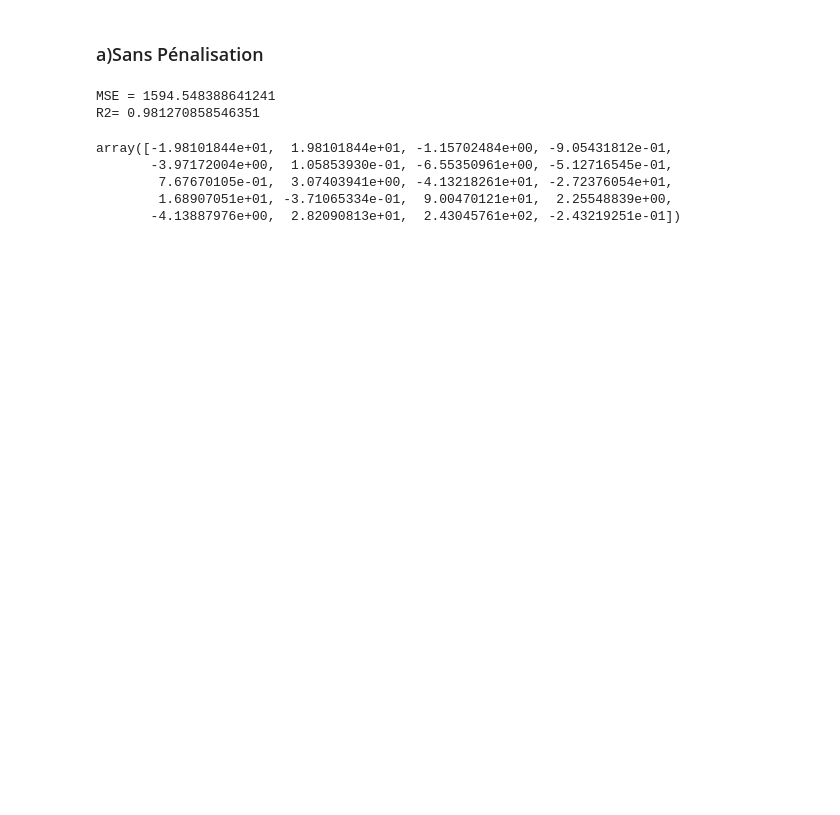
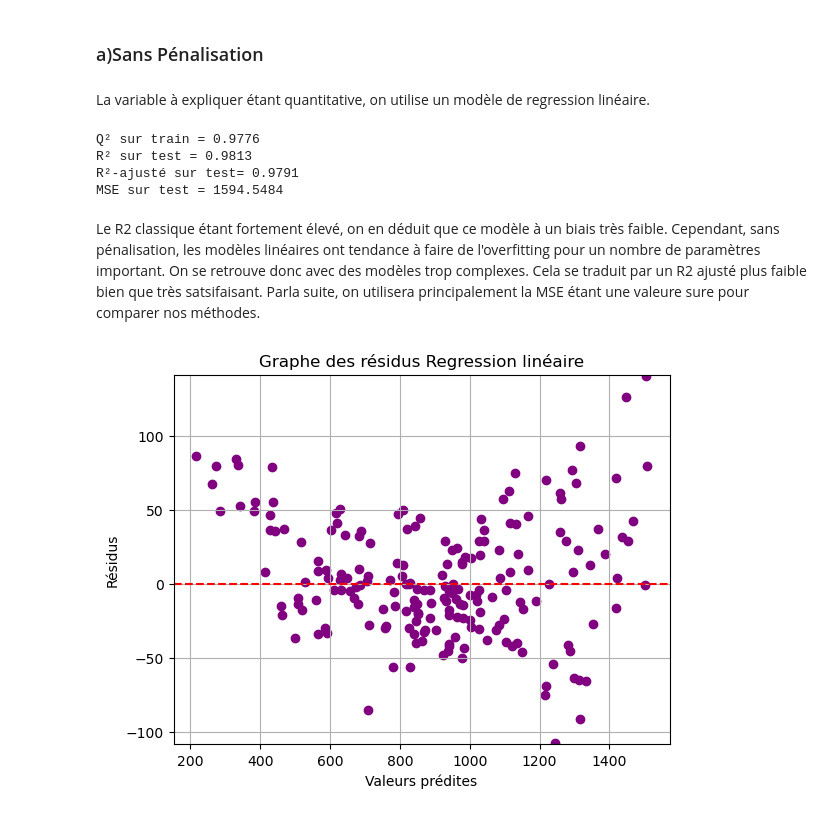
Before and after one commit to albanevergnes/projetML, a Jupyter notebook: Projet_python.ipynb, the cells around one changed output. Saved outputs shown, nothing was run; the diff lists cells and outputs as text; code cells hidden in the pictures; blank space fills up the shorter version.

```diff
--- a/Projet_python.ipynb
+++ b/Projet_python.ipynb
@@ -85,22 +97,53 @@ Xr_test = scaler.transform(X_test)
 # %% [markdown]
 ### a)Sans Pénalisation
-# %%
-# Régression linéaire sans pénalisation
-regLin = LinearRegression()
-regLin.fit(Xr_train, Y_train)
-
-# Prédiction sur les données de test
-prev = regLin.predict(Xr_test)
-
-# Calcul de l'erreur quadratique moyenne (MSE)
-print("MSE =", mean_squared_error(Y_test, prev))
-print("R2=",r2_score(Y_test,prev))
-regLin.coef_
-# %% [output]
-MSE = 1594.548388641241
-R2= 0.981270858546351
-array([-1.98101844e+01,  1.98101844e+01, -1.15702484e+00, -9.05431812e-01,
-       -3.97172004e+00,  1.05853930e-01, -6.55350961e+00, -5.12716545e-01,
-        7.67670105e-01,  3.07403941e+00, -4.13218261e+01, -2.72376054e+01,
-        1.68907051e+01, -3.71065334e-01,  9.00470121e+01,  2.25548839e+00,
-       -4.13887976e+00,  2.82090813e+01,  2.43045761e+02, -2.43219251e-01])
+# %% [markdown]
+La variable à expliquer étant quantitative, on utilise un modèle de regression linéaire.
+# %%
+# Régression linéaire sans pénalisation
+regLin = LinearRegression()
+
+# ÉTAPE 1 : Évaluer Q² (validation croisée sur le train set)
+PrevLR_cv = cross_val_predict(regLin, Xr_train, Y_train, cv=5)
+q2_train = r2_score(Y_train, PrevLR_cv)
+
+# ÉTAPE 2 : Entraîner sur tout le train, prédire sur le test
+regLin.fit(Xr_train, Y_train)
+# Prédiction sur les données de test
+PrevLR = regLin.predict(Xr_test)
+
+# Evaluation
+r2_test= r2_score(Y_test, PrevLR)
+
+n = len(Y_test)        # nombre d'observations
+p = Xr_train.shape[1]  # nombre de variables explicatives (prédicteurs)
+
+r2_adj = 1 - (1 - r2_test) * (n - 1) / (n - p - 1)
+mse_test = mean_squared_error(Y_test, PrevLR)
+
+print(f"Q² sur train = {q2_train:.4f}")
+print(f"R² sur test = {r2_test:.4f}")
+print(f"R²-ajusté sur test= {r2_adj:.4f}")
+print(f"MSE sur test = {mse_test:.4f}")
+# %% [output]
+Q² sur train = 0.9776
+R² sur test = 0.9813
+R²-ajusté sur test= 0.9791
+MSE sur test = 1594.5484
+# %% [markdown]
+Le R2 classique étant fortement élevé, on en déduit que ce modèle à un biais très faible.  Cependant, sans pénalisation, les modèles linéaires ont tendance à faire de l'overfitting pour un nombre de paramètres important. On se retrouve donc avec des modèles trop complexes. Cela se traduit par un R2 ajusté plus faible bien que très satsifaisant. Parla suite, on utilisera principalement la MSE étant une valeure sure pour comparer nos méthodes.
+# %%
+# Calcul des résidus
+residusLR = Y_test - PrevLR
+
+# Tracé du graphe des résidus
+plt.scatter(PrevLR, residusLR, color='purple')
+plt.axhline(y=0, color='red', linestyle='--')  # Ligne horizontale à y=0
+plt.xlabel("Valeurs prédites")
+plt.ylabel("Résidus")
+plt.title("Graphe des résidus Regression linéaire")
+
+plt.ylim(min(residusLR) - 1, max(residusLR) + 1)
+plt.grid(True)
+plt.show()
+# %% [output]
+[figure, added]
```
Also changed, not shown: parts of 37 cells of this notebook, 1 other file.
